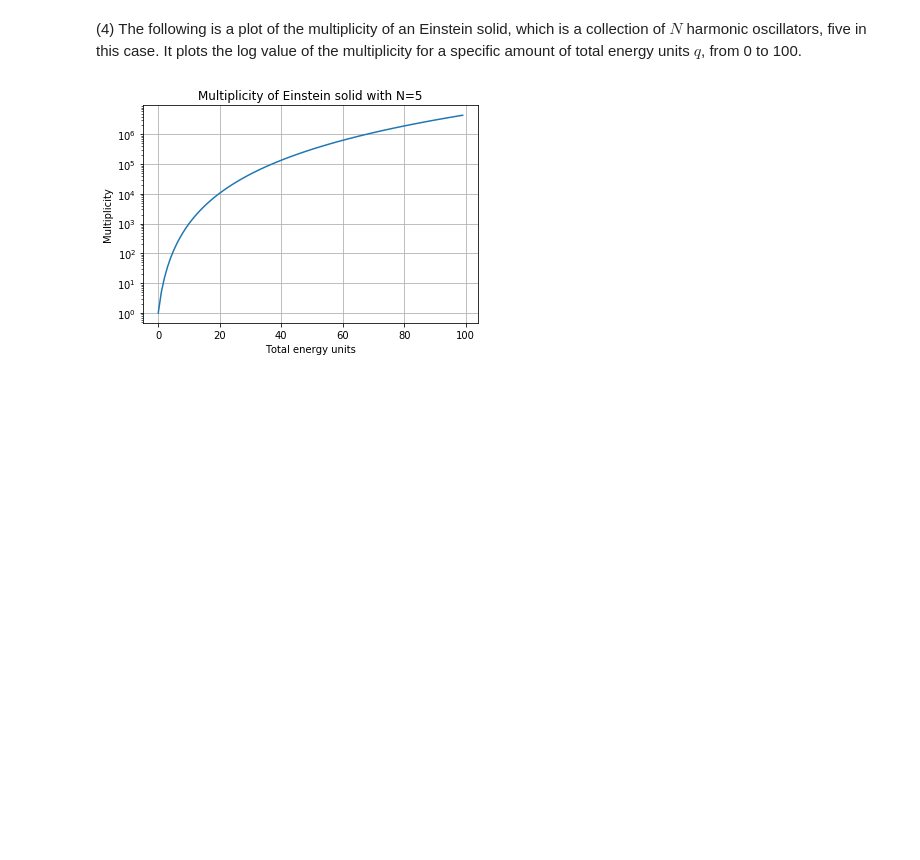
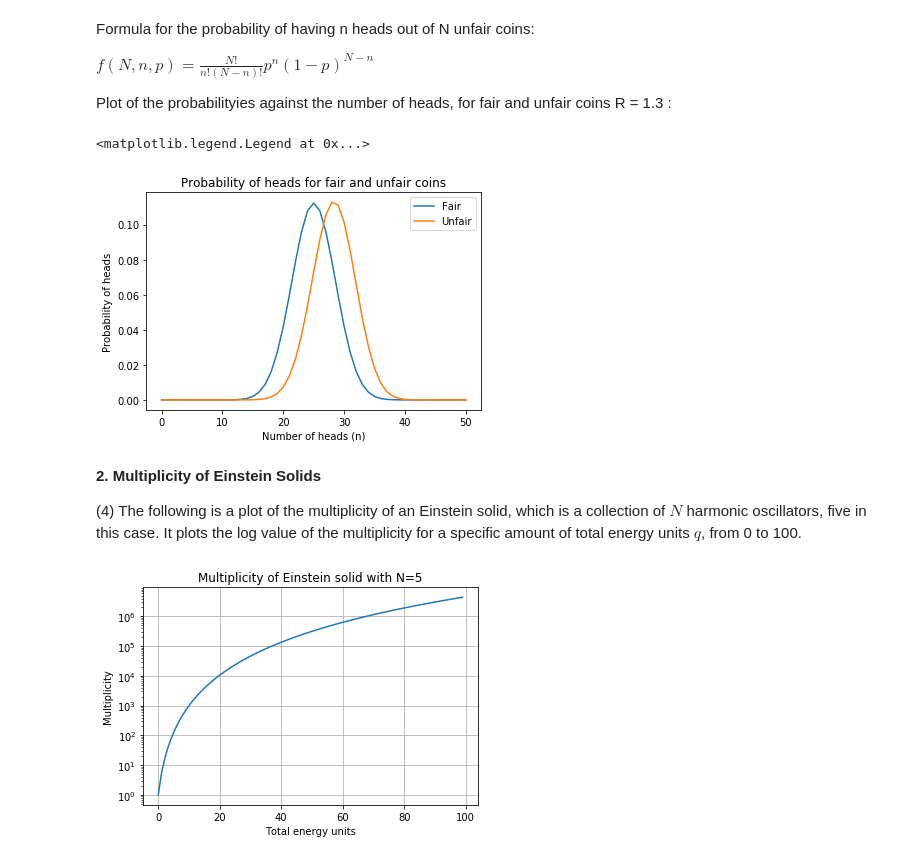
Before and after one commit to tmtenbrink/statfys, a Jupyter notebook: sf1.ipynb, the cells around one changed output. Saved outputs shown, nothing was run; the diff lists cells and outputs as text; code cells hidden in the pictures; blank space fills up the shorter version.

```diff
--- a/sf1.ipynb
+++ b/sf1.ipynb
@@ -1,4 +62,45 @@
+# %% [markdown]
+Formula for the probability of having n heads out of N unfair coins:
+
+$f(N, n, p) = \frac{N!}{n!(N-n)!}p^n(1-p)^{N-n}$
+
+Plot of the probabilityies against the number of heads, for fair and unfair coins R = 1.3 :
+# %%
+def multiplicity_with_probability(n_start,n_end,N):
+    N_array = np.ones(N+1)*N
+    n_array = np.linspace(n_start,n_end,N+1)
+    multiplicity = factorial(N_array)/(factorial(n_array)*factorial(N_array-n_array))
+    return multiplicity
+
+def probability(N, n, p):
+    bin_coef = factorial(N)/(factorial(n)*factorial(N-n))
+    probability = bin_coef*(p**n)*(1-p)**(N-n)
+    return probability
+
+p_fair = 0.5
+p_unfair = 1.3/2.3     # Probability for obtaining heads is 1.3 times the probability for obtaining tails
+N = 50
+n = np.linspace(0,50,N+1)
+
+fair = probability(N, n, p_fair)
+unfair = probability(N, n, p_unfair)
+#multiplicity = multiplicity_with_probability(0,50,N)
+
+fig, ax = plt.subplots()
+ax.plot(n, fair, label = 'Fair')
+ax.plot(n, unfair, label = 'Unfair')
+#ax.plot(n, multiplicity/np.max(multiplicity), label = 'Multiplicity')
+#plt.axvline(25, 0, 1.2, ls = ':', alpha = 0.9)
+plt.xlabel('Number of heads (n)')
+plt.ylabel('Probability of heads')
+plt.title('Probability of heads for fair and unfair coins')
+plt.legend()
+# %% [output]
+<matplotlib.legend.Legend at 0x...>
+[figure, added]
 # %% [markdown]
+**2. Multiplicity of Einstein Solids**
+
 (4) The following is a plot of the multiplicity of an Einstein solid, which is a collection of $N$ harmonic oscillators,
 five in this case. It plots the log value of the multiplicity for a specific amount of total energy units $q$,
 from 0 to 100.
```
Also changed, not shown: parts of 18 cells of this notebook.
